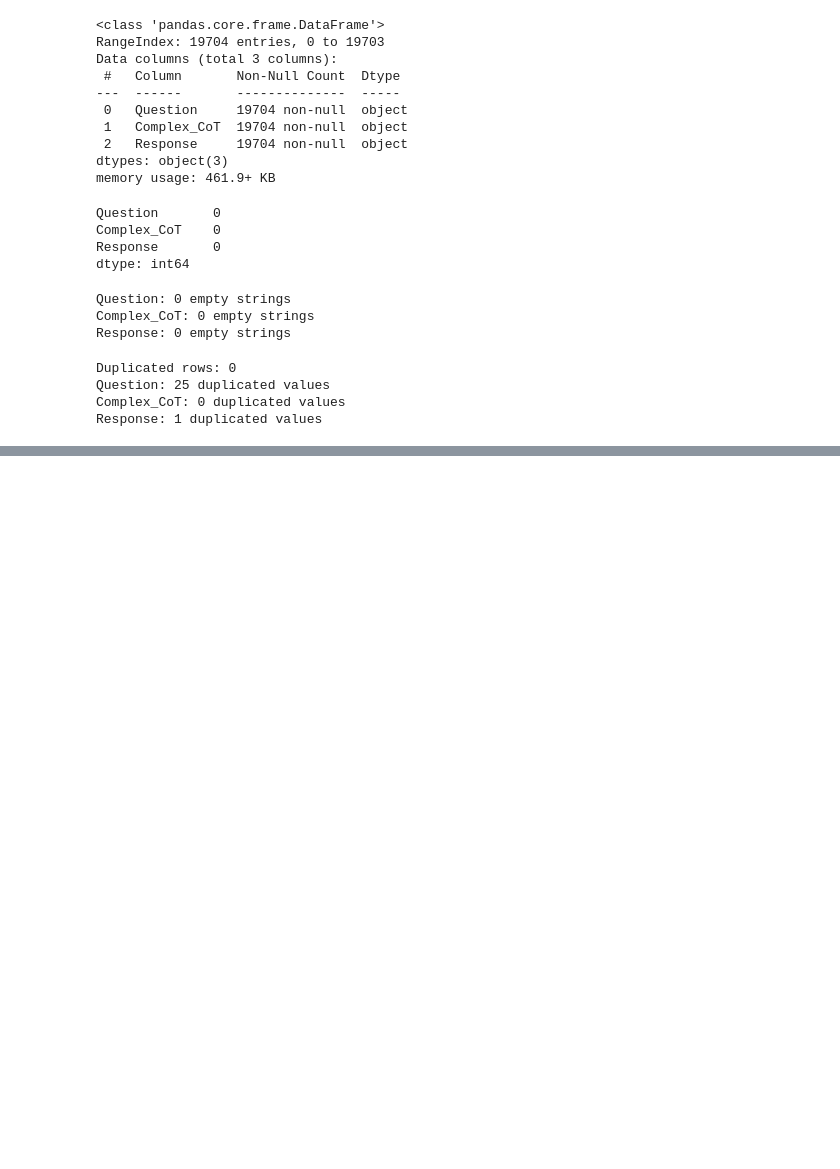
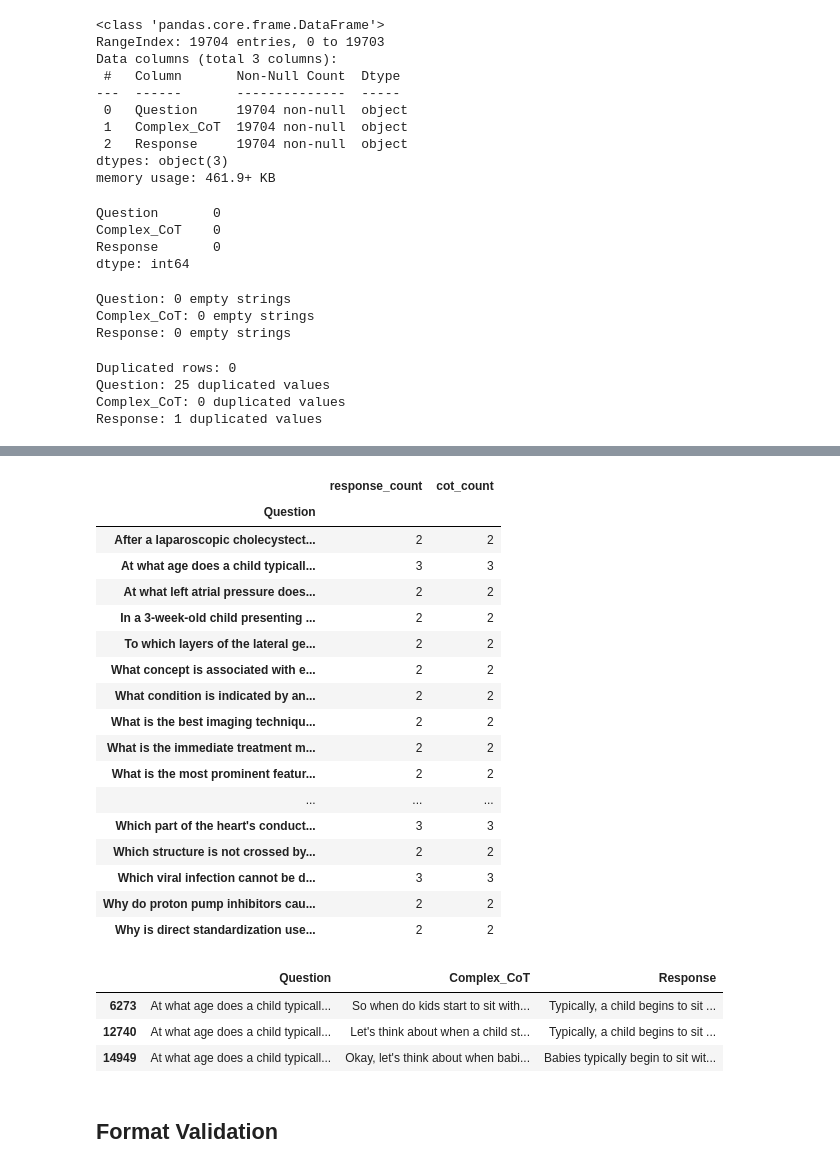
Before and after one commit to xueqingnie/ml-ai-portfolio, a Jupyter notebook: 01-medical-reasoning-llm/notebooks/01_data_cleaning.ipynb, the cells around one changed output, grey strips where cells are left out. Drawn from its saved outputs; the diff is of its cells as text; code cells hidden in the pictures; blank space fills up the shorter version.

```diff
--- a/01-medical-reasoning-llm/notebooks/01_data_cleaning.ipynb
+++ b/01-medical-reasoning-llm/notebooks/01_data_cleaning.ipynb
@@ -181,0 +345,35 @@ df.nlargest(5, "cot_length")[
+# %%
+question_groups.agg(
+    response_count=("Response", "nunique"),
+    cot_count=("Complex_CoT", "nunique")
+)
+# %% [output]
+|  | response_count | cot_count |
+| Question |  |  |
+| After a laparoscopic cholecystect... | 2 | 2 |
+| At what age does a child typicall... | 3 | 3 |
+| At what left atrial pressure does... | 2 | 2 |
+| In a 3-week-old child presenting ... | 2 | 2 |
+| To which layers of the lateral ge... | 2 | 2 |
+| What concept is associated with e... | 2 | 2 |
+| What condition is indicated by an... | 2 | 2 |
+| What is the best imaging techniqu... | 2 | 2 |
+| What is the immediate treatment m... | 2 | 2 |
+| What is the most prominent featur... | 2 | 2 |
+| ... | ... | ... |
+| Which part of the heart's conduct... | 3 | 3 |
+| Which structure is not crossed by... | 2 | 2 |
+| Which viral infection cannot be d... | 3 | 3 |
+| Why do proton pump inhibitors cau... | 2 | 2 |
+| Why is direct standardization use... | 2 | 2 |
+# %%
+question = (question_groups.size().sort_values(ascending=False).index[0])
+
+question_groups.get_group(question)[text_columns]
+# %% [output]
+|  | Question | Complex_CoT | Response |
+| 6273 | At what age does a child typicall... | So when do kids start to sit with... | Typically, a child begins to sit ... |
+| 12740 | At what age does a child typicall... | Let's think about when a child st... | Typically, a child begins to sit ... |
+| 14949 | At what age does a child typicall... | Okay, let's think about when babi... | Babies typically begin to sit wit... |
+# %% [markdown]
+## Format Validation
```
Also changed, not shown: parts of 23 cells of this notebook.
